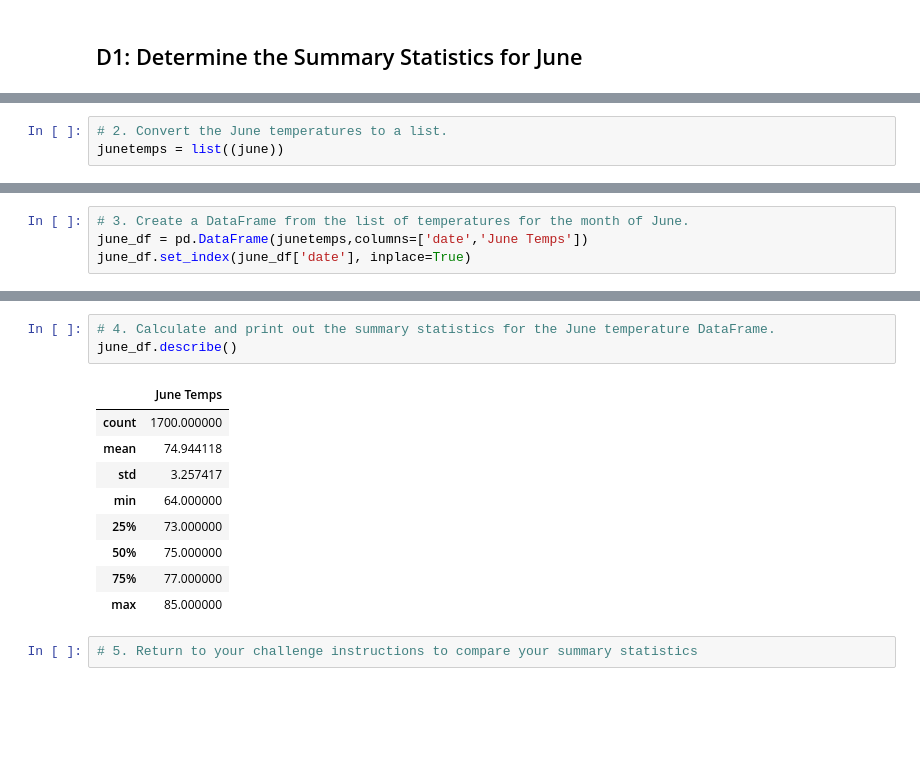
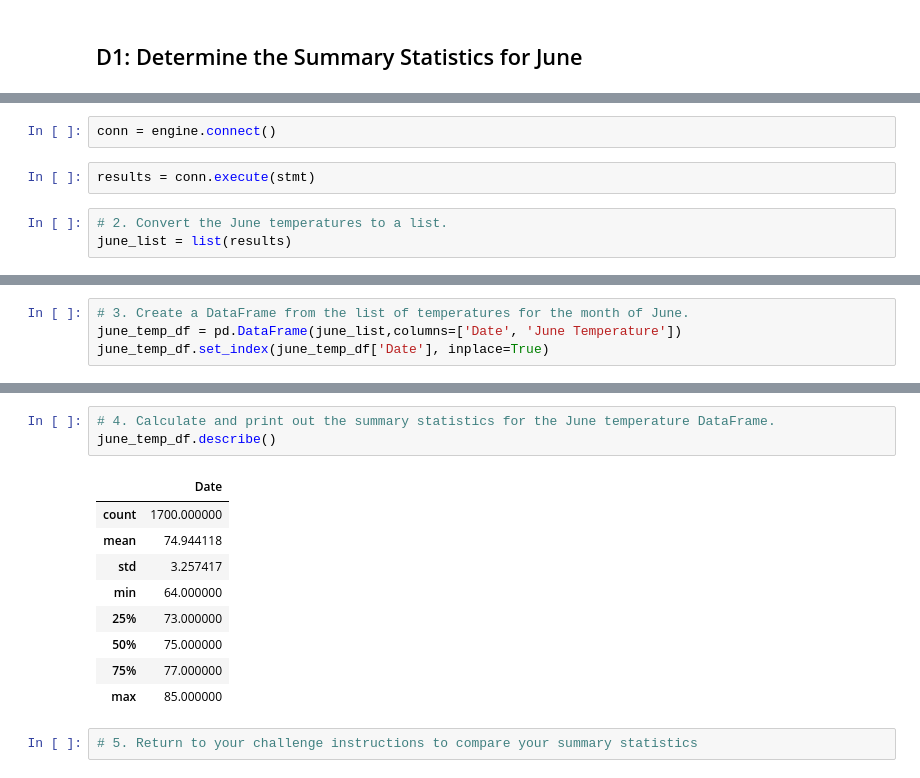
Before and after one commit to Isabel-gt/surfs_up, a Jupyter notebook: SurfsUp_Challenge.ipynb, the cells around one changed output, grey strips where cells are left out. Cells and saved outputs as stored; diff of their text form; blank space fills up the shorter version.

```diff
--- a/SurfsUp_Challenge.ipynb
+++ b/SurfsUp_Challenge.ipynb
@@ -36,3 +52,7 @@ filter(extract('month',Measurement.date) ==6).all()
+# %%
+conn = engine.connect()
+# %%
+results = conn.execute(stmt)
 # %%
 # 2. Convert the June temperatures to a list.
-junetemps = list((june))
+june_list = list(results)
@@ -39,4 +79,4 @@ junetemps = list((june))
 # %%
 # 3. Create a DataFrame from the list of temperatures for the month of June.
-june_df = pd.DataFrame(junetemps,columns=['date','June Temps'])
-june_df.set_index(june_df['date'], inplace=True)
+june_temp_df = pd.DataFrame(june_list,columns=['Date', 'June Temperature'])
+june_temp_df.set_index(june_temp_df['Date'], inplace=True)
@@ -43,8 +100,8 @@ june_df.set_index(june_df['date'], inplace=True)
 # %%
 # 4. Calculate and print out the summary statistics for the June temperature DataFrame.
-june_df.describe()
+june_temp_df.describe()
 # %% [output]
-|  | June Temps |
+|  | Date |
 | count | 1700.000000 |
 | mean | 74.944118 |
 | std | 3.257417 |
```
Also changed, not shown: parts of 16 cells of this notebook.
